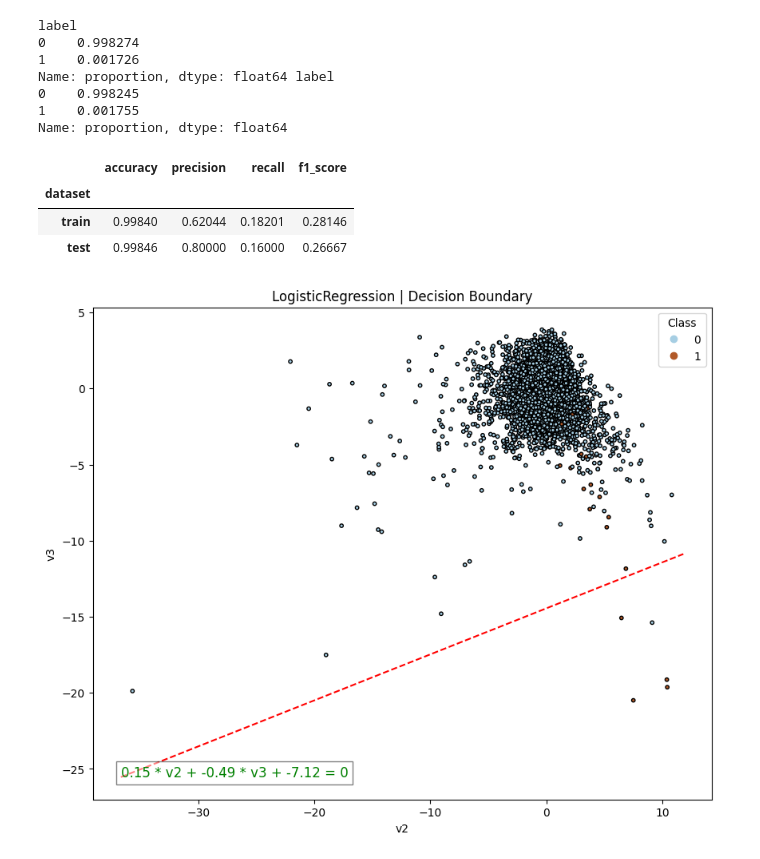
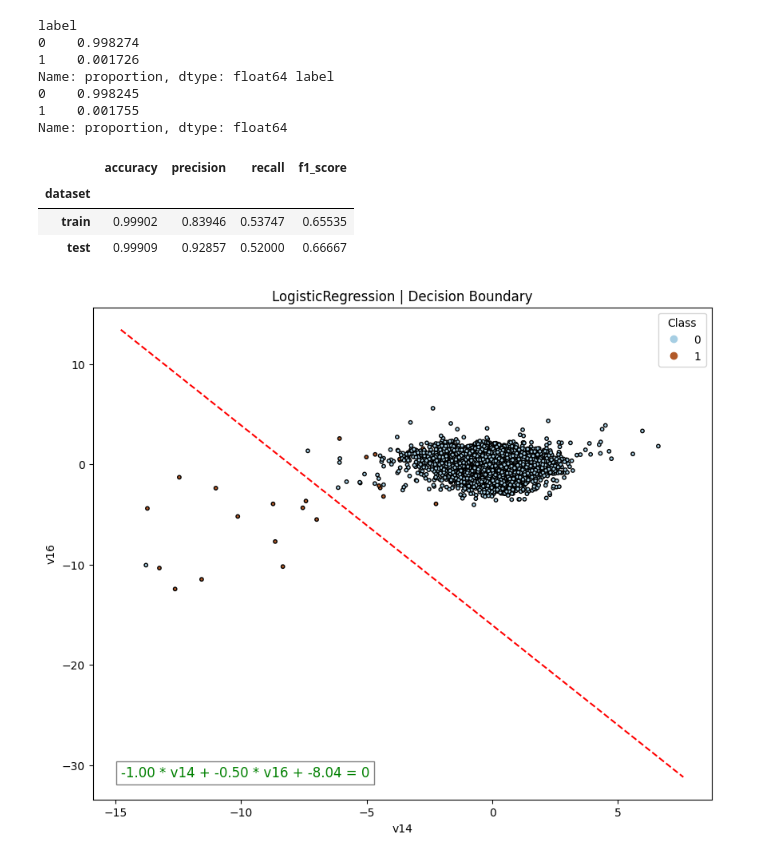
Before and after one commit to goncvlo/Fraud, a Jupyter notebook: notebooks/decision_boundary.ipynb, the cells around one changed output. Saved outputs shown, nothing was run; the diff lists cells and outputs as text; code cells hidden in the pictures.

Commit message:
logistic decision boundary

```diff
--- a/notebooks/decision_boundary.ipynb
+++ b/notebooks/decision_boundary.ipynb
@@ -14,7 +14,7 @@ from src.models.evaluation import Evaluation
 from src.visuals.boundary import plot_boundary
 # %%
 # read config
-with open('../'+'config.yml', 'r') as file:
+with open('../config.yml', 'r') as file:
     config=yaml.load(file, Loader= yaml.SafeLoader)
 del file
 # %%
@@ -56,21 +56,21 @@ Name: proportion, dtype: float64
 # %%
 # fit algorithm
 clf = Classifier(algorithm='LogisticRegression')
-clf.fit(X=X_train.iloc[:, 2:4], y=y_train)
+clf.fit(X=X_train.loc[:, ['v14', 'v16']], y=y_train)
 
 # test set evaluation
 eval = Evaluation(clf=clf, threshold=0.5)
 eval.fit(
-    train=(X_train.iloc[:, 2:4], y_train),
-    test=(X_test.iloc[:, 2:4], y_test)
+    train=(X_train.loc[:, ['v14', 'v16']], y_train),
+    test=(X_test.loc[:, ['v14', 'v16']], y_test)
     )
 # %% [output]
 |  | accuracy | precision | recall | f1_score |
 | dataset |  |  |  |  |
-| train | 0.99840 | 0.62044 | 0.18201 | 0.28146 |
-| test | 0.99846 | 0.80000 | 0.16000 | 0.26667 |
+| train | 0.99902 | 0.83946 | 0.53747 | 0.65535 |
+| test | 0.99909 | 0.92857 | 0.52000 | 0.66667 |
 # %%
 # plot 2d decision boundary
-plot_boundary(X=X_test.iloc[:, 2:4], y=y_test, clf=clf, plot_points=True)
+plot_boundary(X=X_test.loc[:, ['v14', 'v16']], y=y_test, clf=clf, plot_points=True)
 # %% [output]
-[figure, old version]
+[figure, new version]
```
Also changed, not shown: parts of 1 cell of this notebook.
